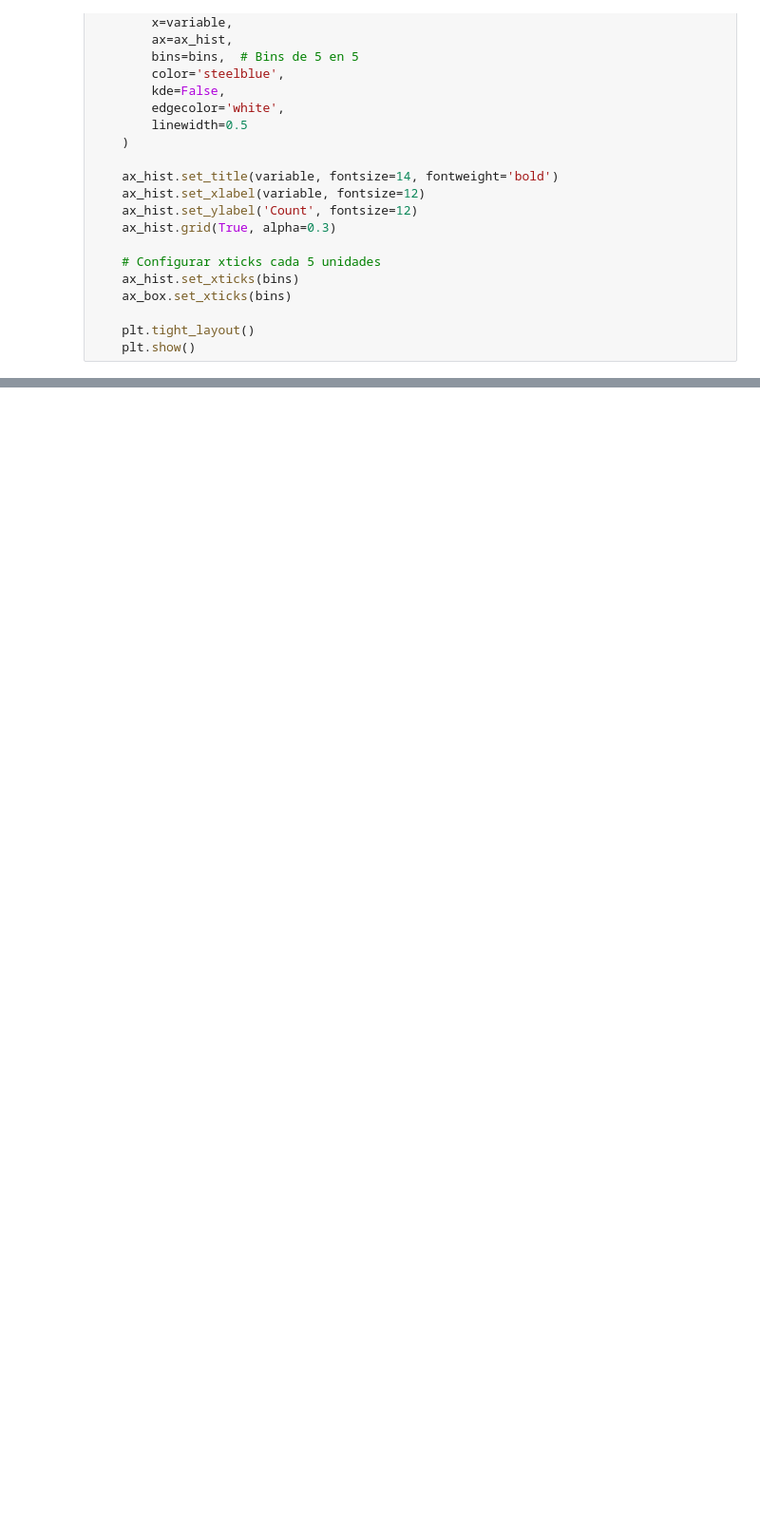
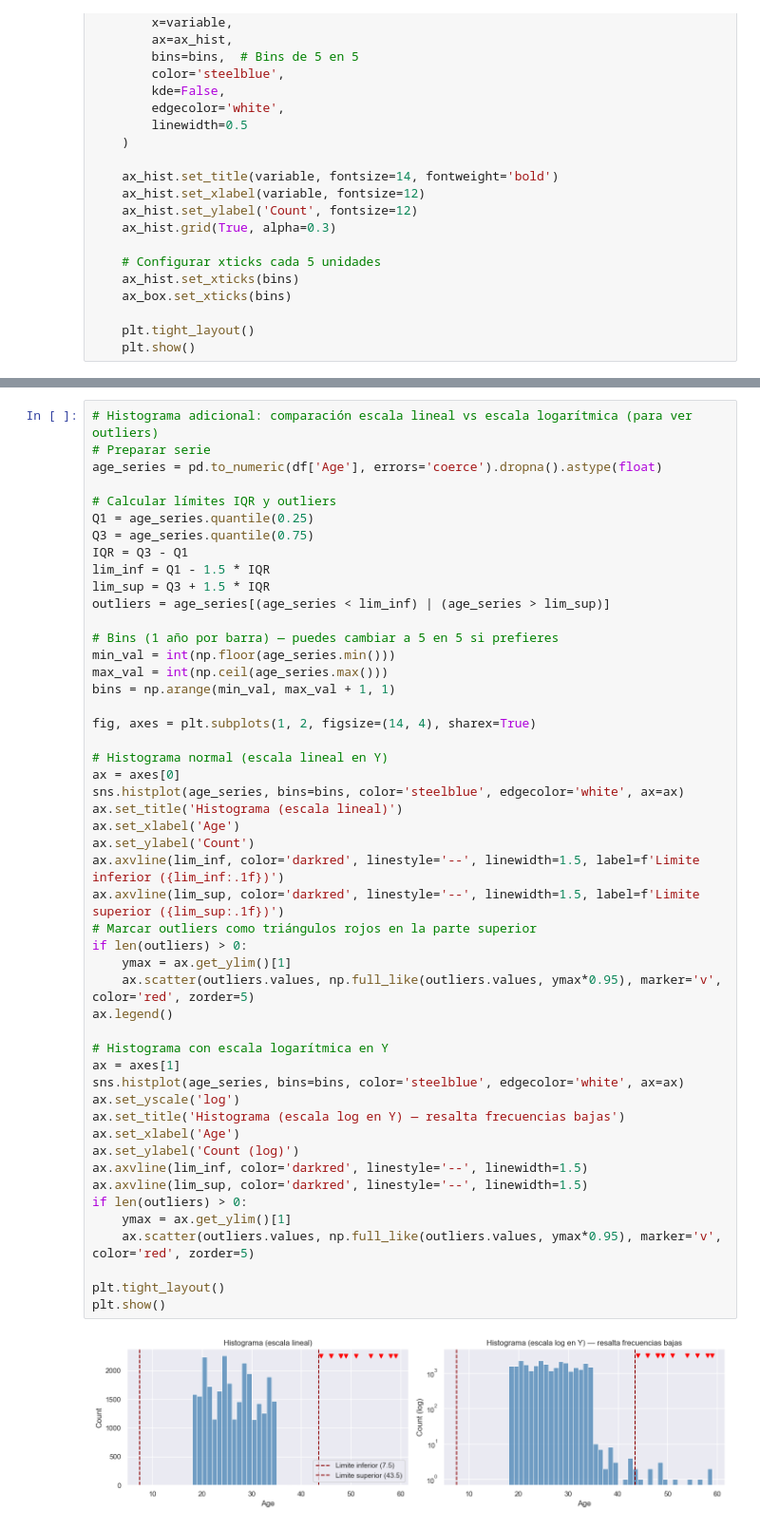
Before and after one commit to AgustinB123/Laboratorio-3, a Jupyter notebook: notebooks/tratar_dataset.ipynb, the cells around one changed output, grey strips where cells are left out. Shown: that part at 95% size. Drawn from its saved outputs; the diff is of its cells as text; blank space fills up the shorter version.

```diff
--- a/notebooks/tratar_dataset.ipynb
+++ b/notebooks/tratar_dataset.ipynb
@@ -246,2 +258,53 @@ plot_boxplot_and_hist(df_sample, "Age")
 # %% [output]
 [figure]
+# %%
+# Histograma adicional: comparación escala lineal vs escala logarítmica (para ver outliers)
+# Preparar serie
+age_series = pd.to_numeric(df['Age'], errors='coerce').dropna().astype(float)
+
+# Calcular límites IQR y outliers
+Q1 = age_series.quantile(0.25)
+Q3 = age_series.quantile(0.75)
+IQR = Q3 - Q1
+lim_inf = Q1 - 1.5 * IQR
+lim_sup = Q3 + 1.5 * IQR
+outliers = age_series[(age_series < lim_inf) | (age_series > lim_sup)]
+
+# Bins (1 año por barra) — puedes cambiar a 5 en 5 si prefieres
+min_val = int(np.floor(age_series.min()))
+max_val = int(np.ceil(age_series.max()))
+bins = np.arange(min_val, max_val + 1, 1)
+
+fig, axes = plt.subplots(1, 2, figsize=(14, 4), sharex=True)
+
+# Histograma normal (escala lineal en Y)
+ax = axes[0]
+sns.histplot(age_series, bins=bins, color='steelblue', edgecolor='white', ax=ax)
+ax.set_title('Histograma (escala lineal)')
+ax.set_xlabel('Age')
+ax.set_ylabel('Count')
+ax.axvline(lim_inf, color='darkred', linestyle='--', linewidth=1.5, label=f'Limite inferior ({lim_inf:.1f})')
+ax.axvline(lim_sup, color='darkred', linestyle='--', linewidth=1.5, label=f'Limite superior ({lim_sup:.1f})')
+# Marcar outliers como triángulos rojos en la parte superior
+if len(outliers) > 0:
+    ymax = ax.get_ylim()[1]
+    ax.scatter(outliers.values, np.full_like(outliers.values, ymax*0.95), marker='v', color='red', zorder=5)
+ax.legend()
+
+# Histograma con escala logarítmica en Y
+ax = axes[1]
+sns.histplot(age_series, bins=bins, color='steelblue', edgecolor='white', ax=ax)
+ax.set_yscale('log')
+ax.set_title('Histograma (escala log en Y) — resalta frecuencias bajas')
+ax.set_xlabel('Age')
+ax.set_ylabel('Count (log)')
+ax.axvline(lim_inf, color='darkred', linestyle='--', linewidth=1.5)
+ax.axvline(lim_sup, color='darkred', linestyle='--', linewidth=1.5)
+if len(outliers) > 0:
+    ymax = ax.get_ylim()[1]
+    ax.scatter(outliers.values, np.full_like(outliers.values, ymax*0.95), marker='v', color='red', zorder=5)
+
+plt.tight_layout()
+plt.show()
+# %% [output]
+[figure, added]
```
Also changed, not shown: parts of 8 cells of this notebook, 2 other files.
